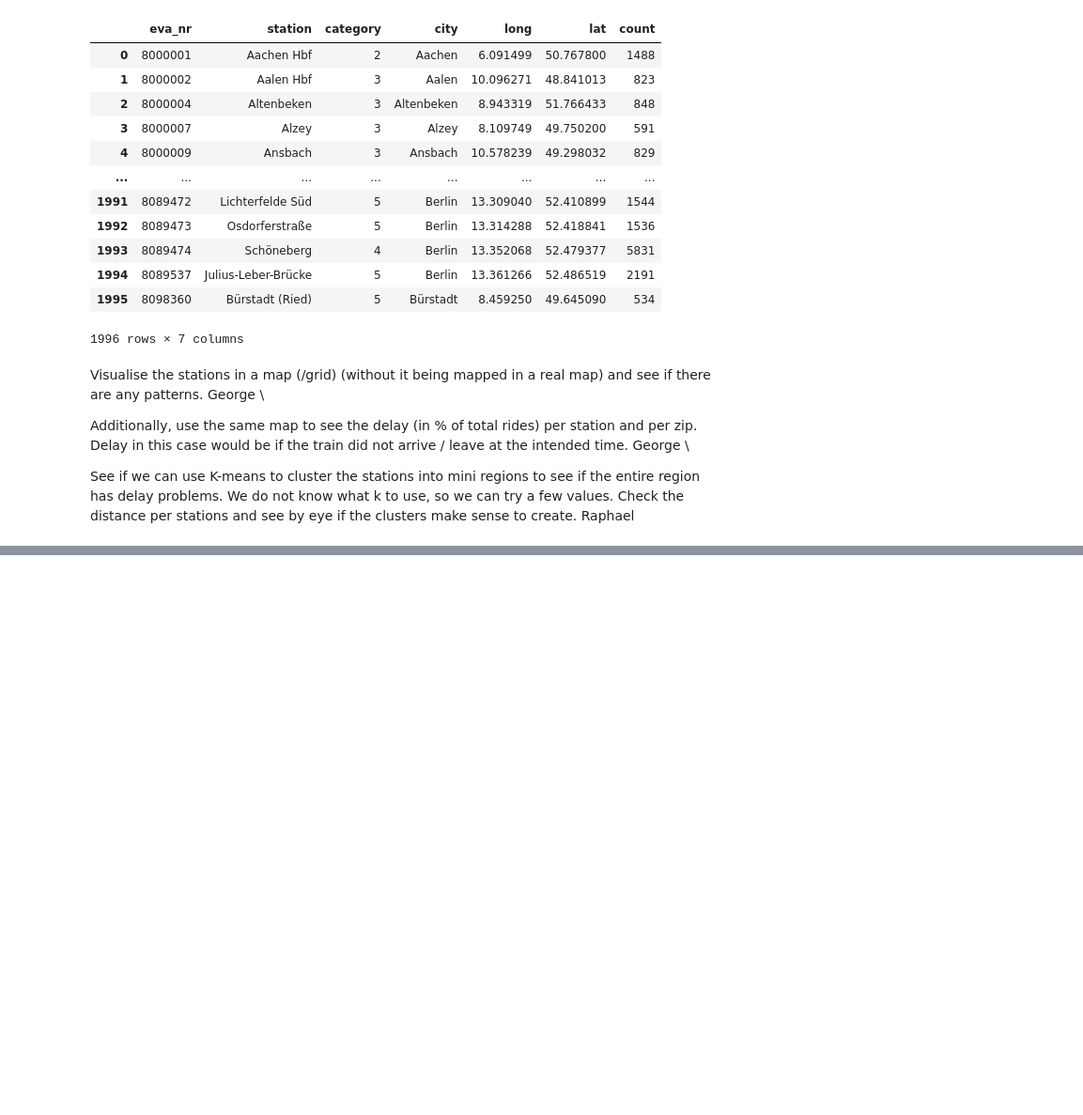
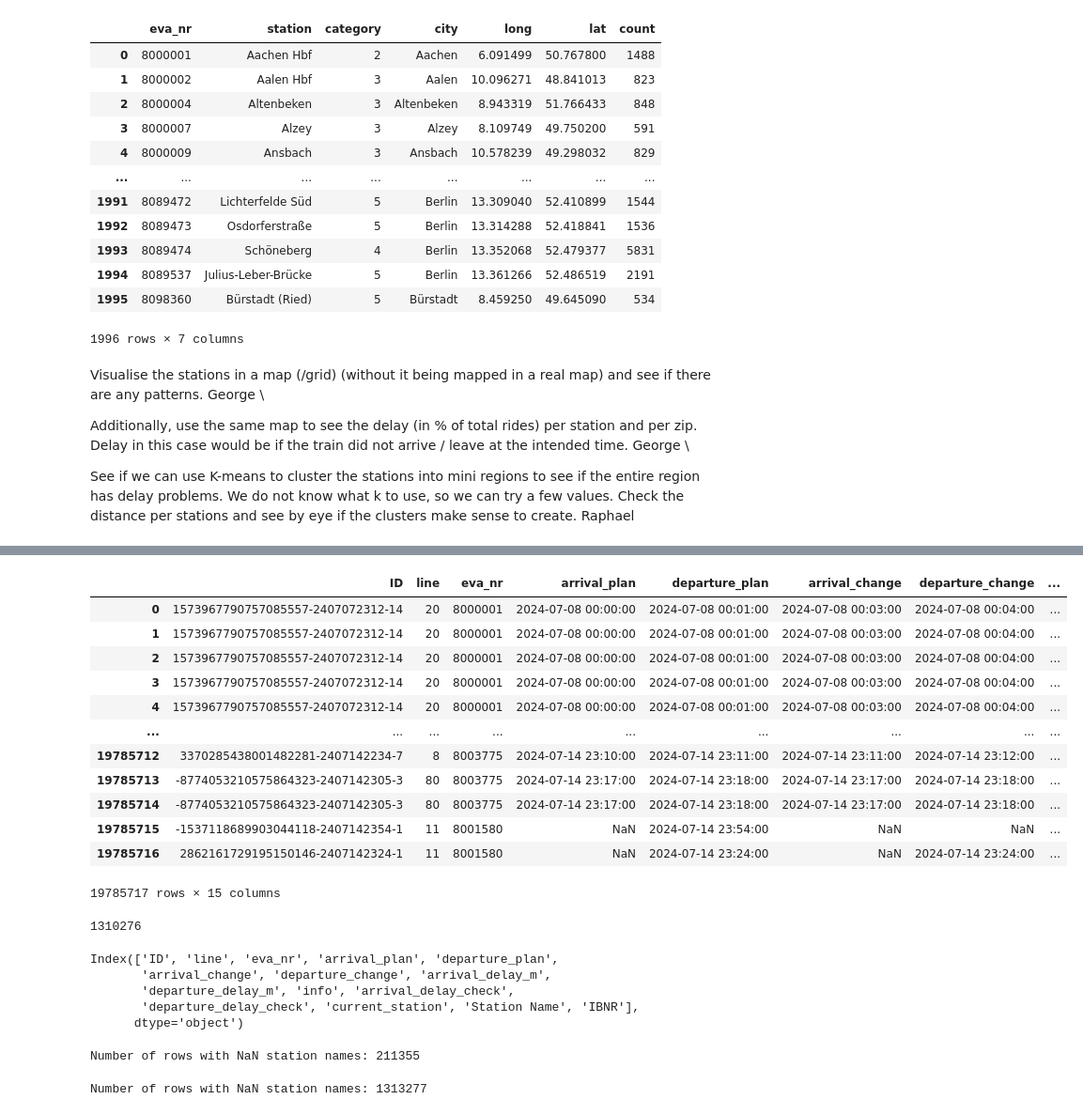
Before and after one commit to Tu2-prog/DM-Project, a Jupyter notebook: data-analysis.ipynb, the cells around one changed output, grey strips where cells are left out. Shown at 94% size. Saved outputs shown, nothing was run; the diff lists cells and outputs as text; code cells hidden in the pictures; blank space fills up the shorter version.

```diff
--- a/data-analysis.ipynb
+++ b/data-analysis.ipynb
@@ -232,0 +174,3 @@ NameError: name 'folium' is not defined
+# %%
+eva_df = pd.read_csv('stations.csv')
+eva_df
@@ -232,0 +191,60 @@ NameError: name 'folium' is not defined
+# %%
+# Entferne mögliche führende oder nachgestellte Leerzeichen und setze auf Kleinbuchstaben
+split_stations_df['current_station'] = split_stations_df['current_station'].str.strip().str.lower()
+eva_df['Station Name'] = eva_df['Station Name'].str.strip().str.lower()
+
+# Updated merge using 'station' instead of 'Station Name'
+station_external_eva_mapping_df = split_stations_df.merge(
+    eva_df,
+    how='left',
+    left_on='current_station',
+    right_on='Station Name'
+)
+# %%
+station_external_eva_mapping_df
+# %% [output]
+|  | ID | line | eva_nr | arrival_plan | departure_plan | arrival_change | departure_change | ... |
+| 0 | 1573967790757085557-2407072312-14 | 20 | 8000001 | 2024-07-08 00:00:00 | 2024-07-08 00:01:00 | 2024-07-08 00:03:00 | 2024-07-08 00:04:00 | ... |
+| 1 | 1573967790757085557-2407072312-14 | 20 | 8000001 | 2024-07-08 00:00:00 | 2024-07-08 00:01:00 | 2024-07-08 00:03:00 | 2024-07-08 00:04:00 | ... |
+| 2 | 1573967790757085557-2407072312-14 | 20 | 8000001 | 2024-07-08 00:00:00 | 2024-07-08 00:01:00 | 2024-07-08 00:03:00 | 2024-07-08 00:04:00 | ... |
+| 3 | 1573967790757085557-2407072312-14 | 20 | 8000001 | 2024-07-08 00:00:00 | 2024-07-08 00:01:00 | 2024-07-08 00:03:00 | 2024-07-08 00:04:00 | ... |
+| 4 | 1573967790757085557-2407072312-14 | 20 | 8000001 | 2024-07-08 00:00:00 | 2024-07-08 00:01:00 | 2024-07-08 00:03:00 | 2024-07-08 00:04:00 | ... |
+| ... | ... | ... | ... | ... | ... | ... | ... | ... |
+| 19785712 | 3370285438001482281-2407142234-7 | 8 | 8003775 | 2024-07-14 23:10:00 | 2024-07-14 23:11:00 | 2024-07-14 23:11:00 | 2024-07-14 23:12:00 | ... |
+| 19785713 | -8774053210575864323-2407142305-3 | 80 | 8003775 | 2024-07-14 23:17:00 | 2024-07-14 23:18:00 | 2024-07-14 23:17:00 | 2024-07-14 23:18:00 | ... |
+| 19785714 | -8774053210575864323-2407142305-3 | 80 | 8003775 | 2024-07-14 23:17:00 | 2024-07-14 23:18:00 | 2024-07-14 23:17:00 | 2024-07-14 23:18:00 | ... |
+| 19785715 | -1537118689903044118-2407142354-1 | 11 | 8001580 | NaN | 2024-07-14 23:54:00 | NaN | NaN | ... |
+| 19785716 | 2862161729195150146-2407142324-1 | 11 | 8001580 | NaN | 2024-07-14 23:24:00 | NaN | 2024-07-14 23:24:00 | ... |
+19785717 rows × 15 columns
+# %%
+# Count where 'Station Name' is NaN and 'current_station' is not NaN
+count_nan_station_name = station_external_eva_mapping_df[
+    (station_external_eva_mapping_df['Station Name'].isna()) &
+    (station_external_eva_mapping_df['current_station'].notna())
+].shape[0]
+count_nan_station_name
+# %% [output]
+1310276
+# %%
+station_external_eva_mapping_df.columns
+# %% [output]
+Index(['ID', 'line', 'eva_nr', 'arrival_plan', 'departure_plan',
+       'arrival_change', 'departure_change', 'arrival_delay_m',
+       'departure_delay_m', 'info', 'arrival_delay_check',
+       'departure_delay_check', 'current_station', 'Station Name', 'IBNR'],
+      dtype='object')
+# %%
+# Convert empty strings back to NaN in 'path' column
+station_external_eva_mapping_df['current_station'] = station_external_eva_mapping_df['current_station'].replace('', pd.NA)
+
+# Count rows where 'station' is NaN
+nan_station_count = station_external_eva_mapping_df['current_station'].isna().sum()
+print(f"Number of rows with NaN station names: {nan_station_count}")
+# %% [output]
+Number of rows with NaN station names: 211355
+# %%
+# Count rows where 'station' is NaN
+nan_station_count = station_external_eva_mapping_df['Station Name'].isna().sum()
+print(f"Number of rows with NaN station names: {nan_station_count}")
+# %% [output]
+Number of rows with NaN station names: 1313277
```
Also changed, not shown: parts of 13 cells of this notebook, 7 other files.
